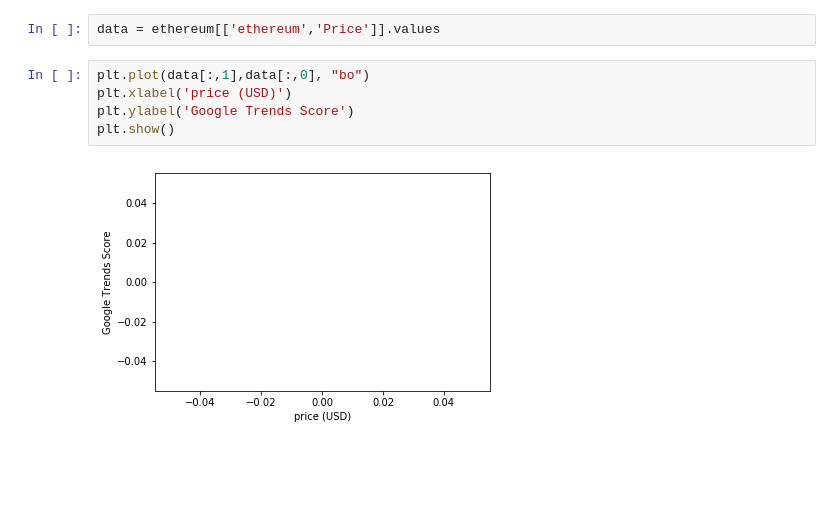
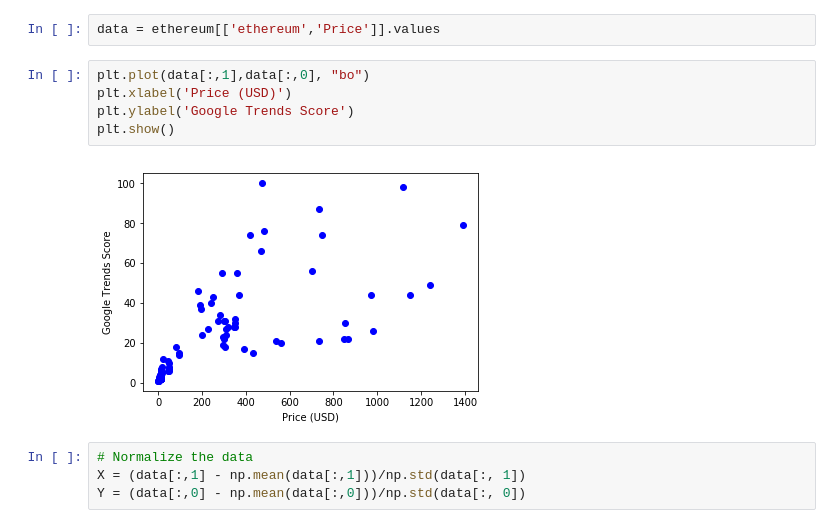
Before and after one commit to nmasamba/machine_learning_algorithms, a Jupyter notebook: hyperparameter_optimisation/hyperparameter_optimization_eth.ipynb, the cells around one changed output. Saved outputs shown, nothing was run; the diff lists cells and outputs as text; blank space fills up the shorter version.

Commit message:
preprocess data

```diff
--- a/hyperparameter_optimisation/hyperparameter_optimization_eth.ipynb
+++ b/hyperparameter_optimisation/hyperparameter_optimization_eth.ipynb
@@ -83,8 +66,12 @@ ethereum = ethereum.dropna(axis=0, how='any')
 data = ethereum[['ethereum','Price']].values
 # %%
 plt.plot(data[:,1],data[:,0], "bo")
-plt.xlabel('price (USD)')
+plt.xlabel('Price (USD)')
 plt.ylabel('Google Trends Score')
 plt.show()
 # %% [output]
-[figure, old version]
+[figure, new version]
+# %%
+# Normalize the data
+X = (data[:,1] - np.mean(data[:,1]))/np.std(data[:, 1])
+Y = (data[:,0] - np.mean(data[:,0]))/np.std(data[:, 0])
```
Also changed, not shown: parts of 11 cells of this notebook.
